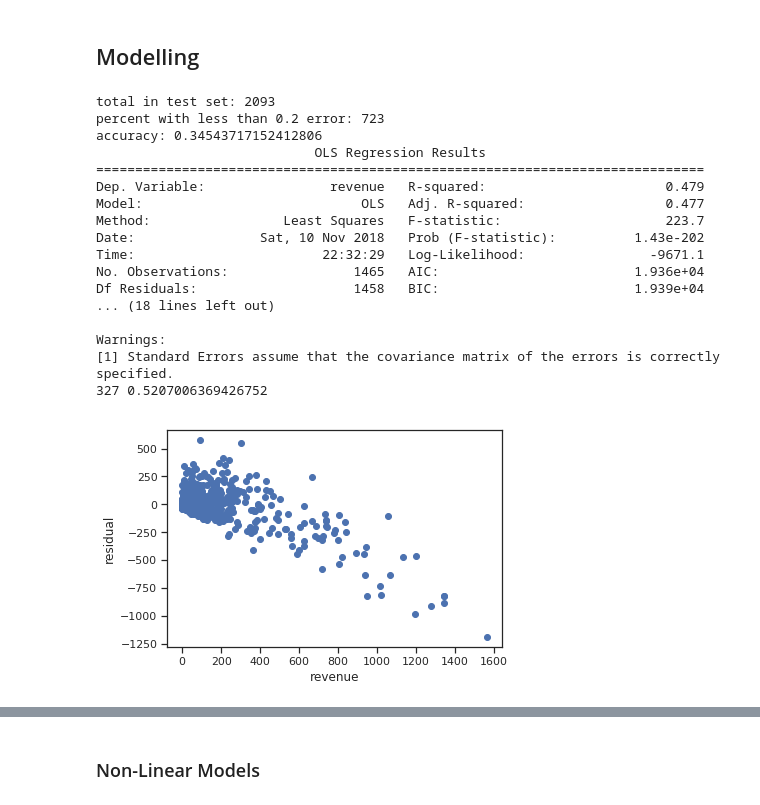
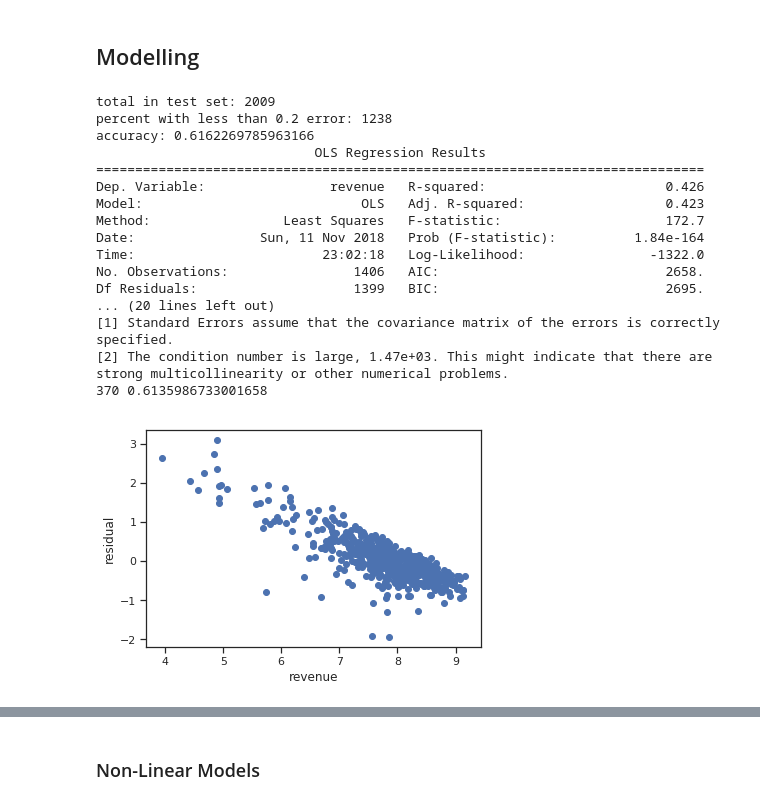
Before and after one commit to stephengou/Predictive-Model-Of-Movie-Revenues, a Jupyter notebook: Predictive Modelling of Revenues of Modern American Movies.ipynb, the cells around one changed output, grey strips where cells are left out. Cells and saved outputs as stored; diff of their text form; code cells hidden in the pictures.

Commit message:
more improvement to models, and  more writing on report

```diff
--- a/Predictive Modelling of Revenues of Modern American Movies.ipynb
+++ b/Predictive Modelling of Revenues of Modern American Movies.ipynb
@@ -207,6 +233,7 @@ main_df['release_date'] = pd.to_datetime(main_df['release_date'])
 main_df.drop(main_df[main_df['release_date'].dt.year < 1990].index, inplace=True)
 main_df.drop(main_df[main_df['release_date'].dt.year > 2016].index, inplace=True)
 main_df = main_df[main_df['revenue'] > 0]
+main_df = main_df[main_df['budget'] > 0]
 main_df = main_df.merge(ny_df,how='left')
 main_df = main_df.merge(ny_sentiment_df, how='left')
 
@@ -265,15 +292,8 @@ def get_cpi_adjusted_budget(df):
 
 main_df['revenue'] = main_df.apply(get_cpi_adjusted_revenue,axis=1)
 main_df['budget'] = main_df.apply(get_cpi_adjusted_budget,axis=1)
-main_df['revenue'] = main_df['revenue'] * 0.000001
-main_df['budget'] = main_df['budget'] * 0.000001
-
-def cat_revenue(df):
-    rev = df['revenue']
-    c = min(int(rev/250. * 10.),10)
-    return c
-
-#main_df['revenue'] = main_df.apply(cat_revenue,axis=1)
+main_df['revenue'] = np.log10(main_df['revenue'])
+main_df['budget'] = np.log10(main_df['budget'])
 
 main_df = main_df.drop(columns = ['release_date','original_language','popularity','homepage','overview','spoken_languages','tagline','original_title','vote_average','vote_count','id','status','production_companies','keywords'])
 # %%
@@ -348,3 +352,12 @@ sns.heatmap(corr, mask=np.zeros_like(corr, dtype=np.bool), cmap=sns.diverging_pa
 # %% [output]
 <matplotlib.axes._subplots.AxesSubplot at 0x...>
 [figure]
+# %%
+sns.distplot(ny_sentiment_df['sentiment_polarity'], hist=True, kde=True,
+             color = 'darkblue',
+             hist_kws={'edgecolor':'black'},
+             kde_kws={'linewidth': 4})
+
+results = smf.ols('''sentiment_polarity ~ critics_pick''', data=main_df).fit()
+print(results.summary())
+print(ny_sentiment_df.head())
@@ -358,48 +402,48 @@ x_train,x_test,y_train,y_test = train_test_split(x_df,y_df,test_size = 0.3,rando
 x_train.head()
 ols_train = x_train.copy()
 ols_train['revenue'] = y_train
 limit = 0.2 #error allowed
 
 #bench mark against just predicting mean
-error_rate = (y_df.mean() - y_df)/y_df
+error_rate = (10 ** y_df.mean() - 10 ** y_df)/(10 ** y_df)
 print('total in test set: ' +str(len(y_df)))
 valid_predictions = np.sum(error_rate < limit)
 print('percent with less than {} error: '.format(limit) + str(valid_predictions))
 print('accuracy: ' + str(valid_predictions/len(y_df)))
 
 def evaluate_ols_results(results):
     print(results.summary())
     predictions = results.predict(x_test)
     plt.scatter(y_test, predictions - y_test)
 
-    error_rate = (predictions - y_test)/y_test
+    error_rate = (10 **predictions - 10 ** y_test)/(10 **y_test)
     correct_predictions = np.sum(error_rate < limit)
     print(correct_predictions, correct_predictions/len(y_test))
     plt.xlabel('revenue')
     plt.ylabel('residual')
     plt.show()
 
 formula = '''revenue ~ runtime + budget + cast_score + director_score + critics_pick + sentiment_polarity'''
 
 results = smf.ols(formula, data=ols_train).fit()
 evaluate_ols_results(results)
 # %% [output]
-total in test set: 2093
-percent with less than 0.2 error: 723
-accuracy: 0.34543717152412806
+total in test set: 2009
+percent with less than 0.2 error: 1238
+accuracy: 0.6162269785963166
                             OLS Regression Results
 ==============================================================================
-Dep. Variable:                revenue   R-squared:                       0.479
-Model:                            OLS   Adj. R-squared:                  0.477
-Method:                 Least Squares   F-statistic:                     223.7
-Date:                Sat, 10 Nov 2018   Prob (F-statistic):          1.43e-202
-Time:                        22:32:29   Log-Likelihood:                -9671.1
-No. Observations:                1465   AIC:                         1.936e+04
-Df Residuals:                    1458   BIC:                         1.939e+04
-... (18 lines left out)
-
-Warnings:
+Dep. Variable:                revenue   R-squared:                       0.426
+Model:                            OLS   Adj. R-squared:                  0.423
+Method:                 Least Squares   F-statistic:                     172.7
+Date:                Sun, 11 Nov 2018   Prob (F-statistic):          1.84e-164
+Time:                        23:02:18   Log-Likelihood:                -1322.0
+No. Observations:                1406   AIC:                             2658.
+Df Residuals:                    1399   BIC:                             2695.
+... (20 lines left out)
 [1] Standard Errors assume that the covariance matrix of the errors is correctly specified.
-327 0.5207006369426752
+[2] The condition number is large, 1.47e+03. This might indicate that there are
+strong multicollinearity or other numerical problems.
+370 0.6135986733001658
-[figure, old version]
+[figure, new version]
 # %%
```
Also changed, not shown: parts of 23 cells of this notebook, 7 other files.
